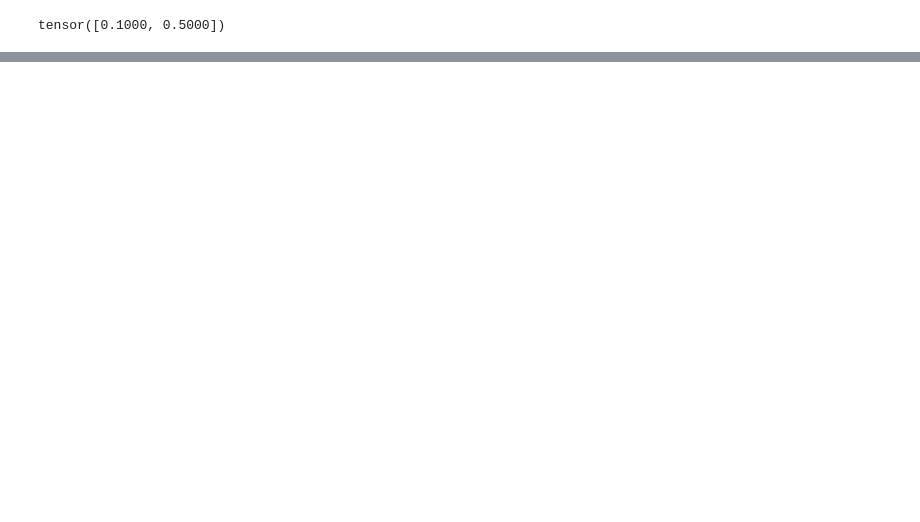
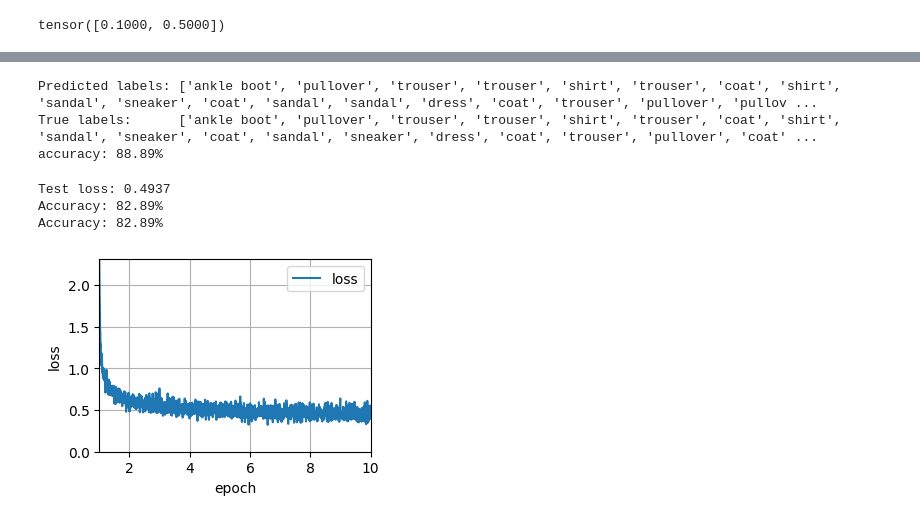
Before and after one commit to annajcy/learn_d2l, a Jupyter notebook: chap4/4.4_softmax_classifier_scratch.ipynb, the cells around one changed output, grey strips where cells are left out. Drawn from its saved outputs; the diff is of its cells as text; code cells hidden in the pictures; blank space fills up the shorter version.

```diff
--- a/chap4/4.4_softmax_classifier_scratch.ipynb
+++ b/chap4/4.4_softmax_classifier_scratch.ipynb
@@ -64,0 +82,27 @@ model = SoftmaxClassifierScratch(
+# %%
+y_hat = model.predict(X)
+print('Predicted labels:', data.get_text_labels(y_hat.tolist()))
+print('True labels:     ', data.get_text_labels(y.tolist()))
+print(f'accuracy: {(y_hat == y).sum() / y.numel():.2%}')
+# %% [output]
+Predicted labels: ['ankle boot', 'pullover', 'trouser', 'trouser', 'shirt', 'trouser', 'coat', 'shirt', 'sandal', 'sneaker', 'coat', 'sandal', 'sandal', 'dress', 'coat', 'trouser', 'pullover', 'pullov ...
+True labels:      ['ankle boot', 'pullover', 'trouser', 'trouser', 'shirt', 'trouser', 'coat', 'shirt', 'sandal', 'sneaker', 'coat', 'sandal', 'sneaker', 'dress', 'coat', 'trouser', 'pullover', 'coat' ...
+accuracy: 88.89%
+# %%
+model = SoftmaxClassifierTorch(
+    num_features=784,
+    num_outputs=10,
+    lr=0.1,
+    rng=rng
+)
+all_epoch_losses = model.train(data.get_train_dataloader_epochs(batch_size=256, epochs=10))
+model.plot_loss(all_epoch_losses)
+test_loss = model.test(data.get_test_dataloader(batch_size=256))
+print(f'Test loss: {test_loss:.4f}')
+accuracy = model.accuracy(data.get_test_dataloader(batch_size=256))
+print(f'Accuracy: {accuracy:.2%}')
+# %% [output]
+Test loss: 0.4937
+Accuracy: 82.89%
+Accuracy: 82.89%
+[figure, added]
```
Also changed, not shown: parts of 12 cells of this notebook, 13 other files.
